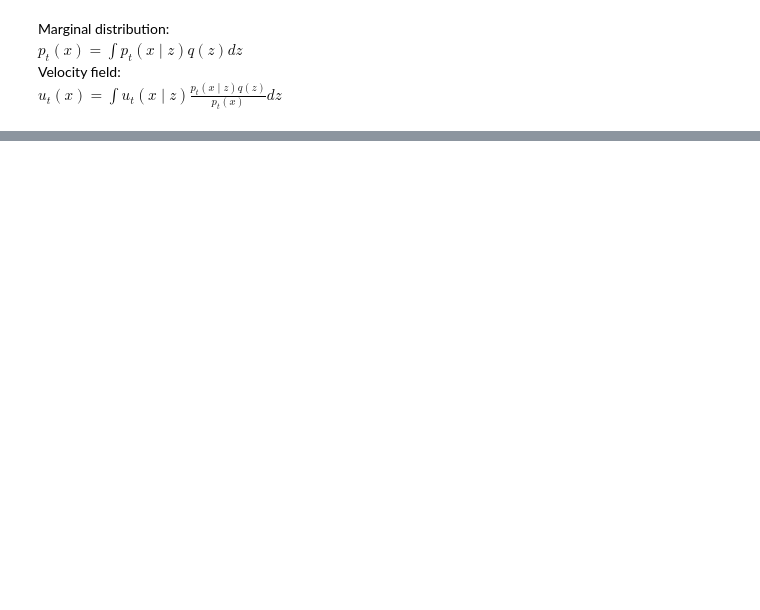
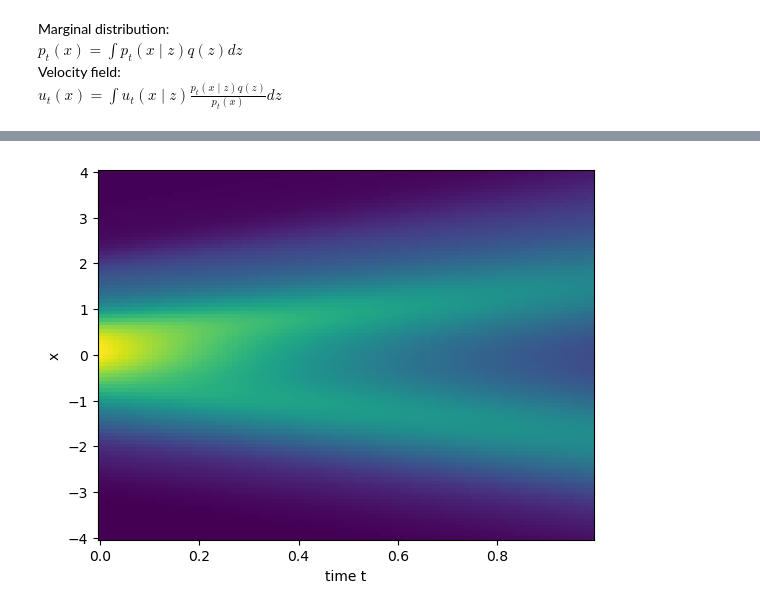
Before and after one commit to aimiokab/sav_obelix_tutorial, a Jupyter notebook: fm_tutorial.ipynb, the cells around one changed output, grey strips where cells are left out. Saved outputs shown, nothing was run; the diff lists cells and outputs as text; code cells hidden in the pictures; blank space fills up the shorter version.

```diff
--- a/fm_tutorial.ipynb
+++ b/fm_tutorial.ipynb
@@ -52,0 +217,13 @@ $u_t(x)=\int u_t\left(x \mid z\right) \frac{p_t\left(x \mid z\right) q\left(z\ri
+# %%
+x_discr = torch.linspace(-4, 4, 100)
+probability_path = torch.zeros((len(times), len(x_discr)))
+for i in range(len(times)):
+    kernel = gaussian_kde(trajs[i])
+    probability_path[i] = torch.from_numpy(kernel(x_discr))
+# %%
+plt.pcolormesh(*np.meshgrid(times, x_discr.numpy()), probability_path.T)
+plt.xlabel("time t")
+plt.ylabel("x")
+plt.show()
+# %% [output]
+[figure, added]
```
Also changed, not shown: parts of 35 cells of this notebook, 2 other files.
